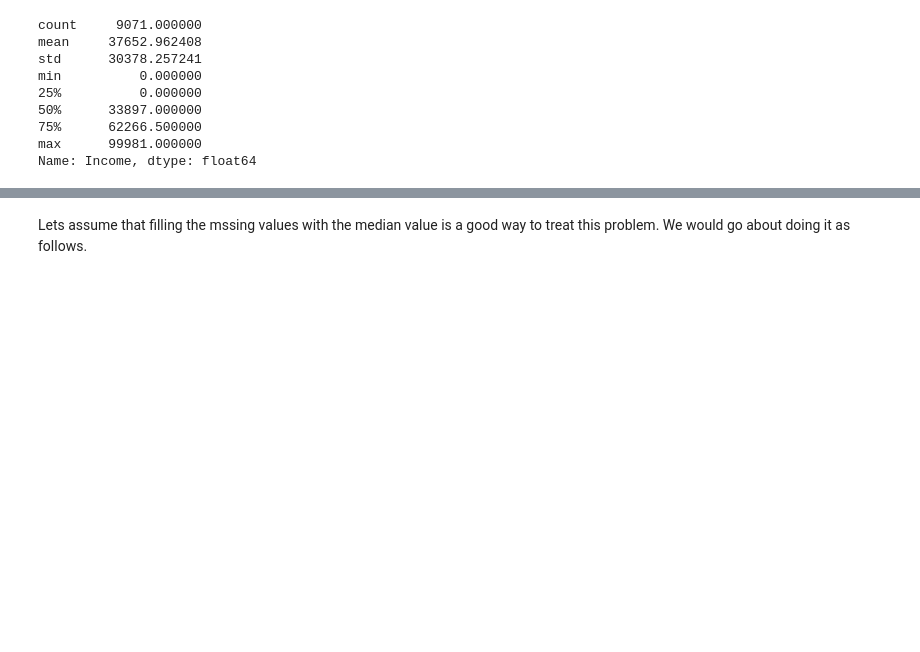
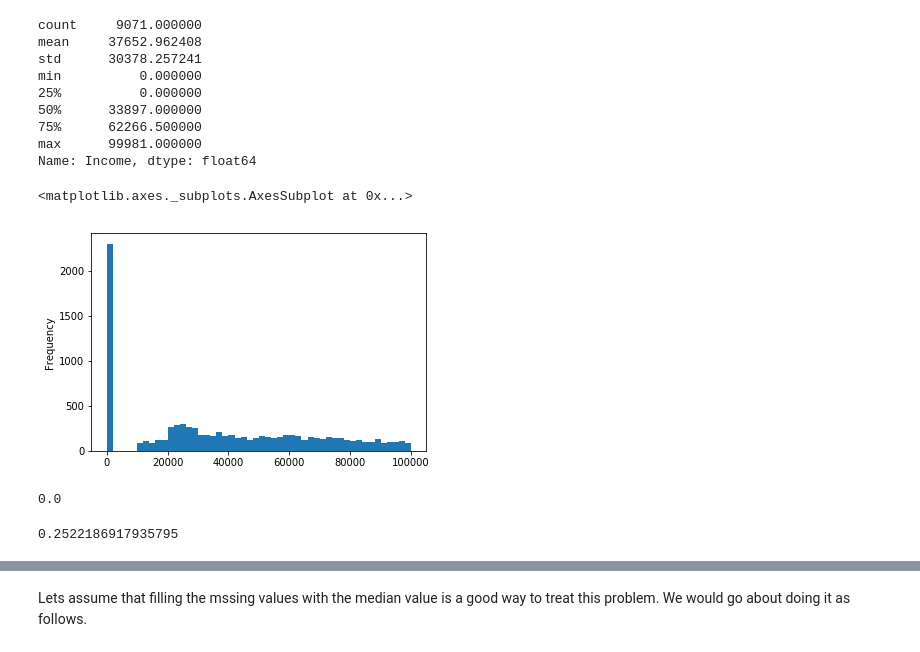
Before and after one commit to penguinpompom/SAS_afternoon_talk, a Jupyter notebook: SAS Python series - Lesson 2.ipynb, the cells around one changed output, grey strips where cells are left out. Cells and saved outputs as stored; diff of their text form; code cells hidden in the pictures; blank space fills up the shorter version.

```diff
--- a/SAS Python series - Lesson 2.ipynb
+++ b/SAS Python series - Lesson 2.ipynb
@@ -199,3 +382,9 @@ min          0.000000
 75%      62266.500000
 max      99981.000000
 Name: Income, dtype: float64
+# %%
+%matplotlib inline
+df['Income'].plot(kind = 'hist', bins = 50)
+# %% [output]
+<matplotlib.axes._subplots.AxesSubplot at 0x...>
+[figure, added]
@@ -201,0 +393,8 @@ Name: Income, dtype: float64
+# %%
+anomaly_low_income['Income'].sum()
+# %% [output]
+0.0
+# %%
+anomaly_low_income['Income'].count() / df.shape[0]
+# %% [output]
+0.2522186917935795
```
Also changed, not shown: parts of 57 cells of this notebook.
